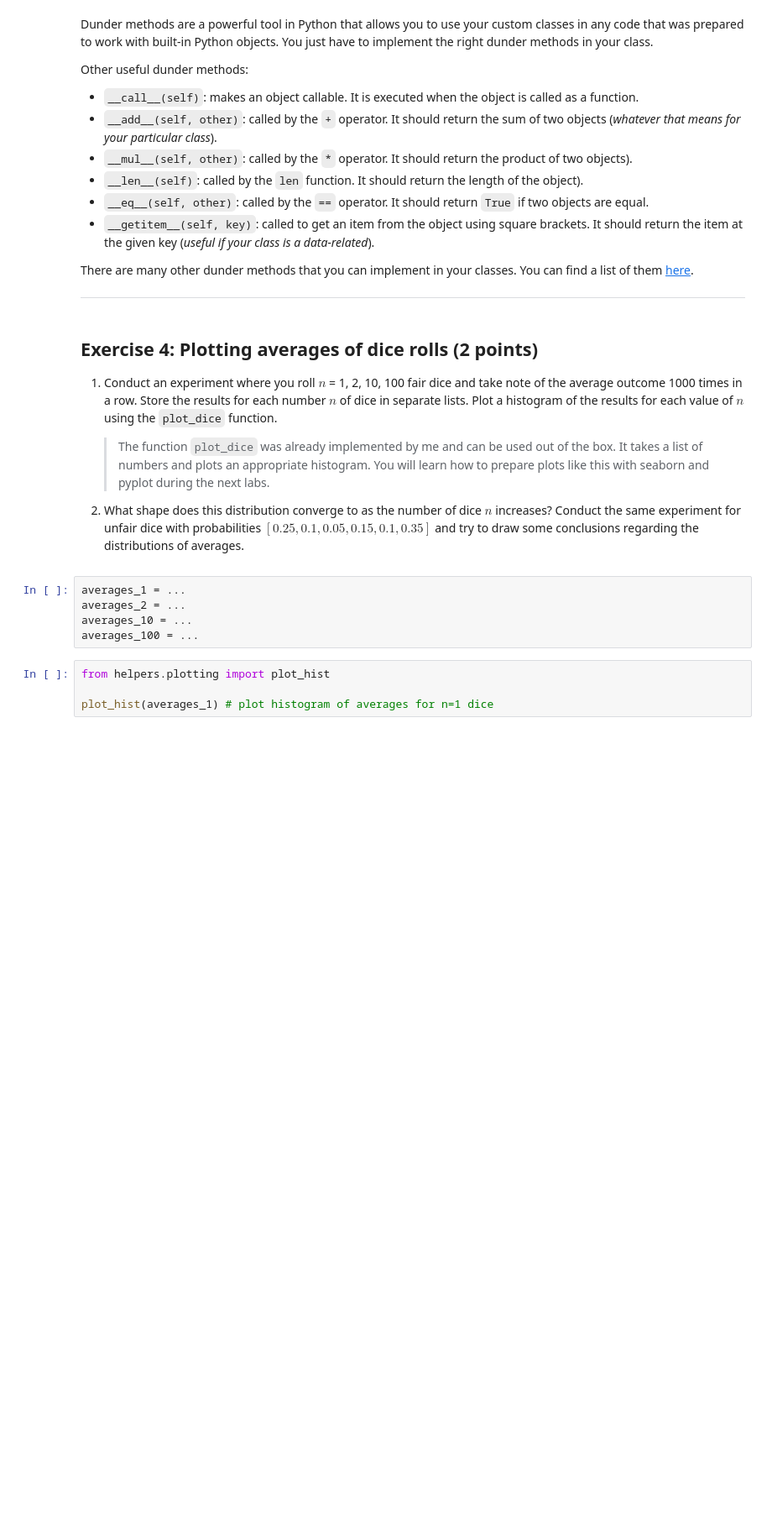
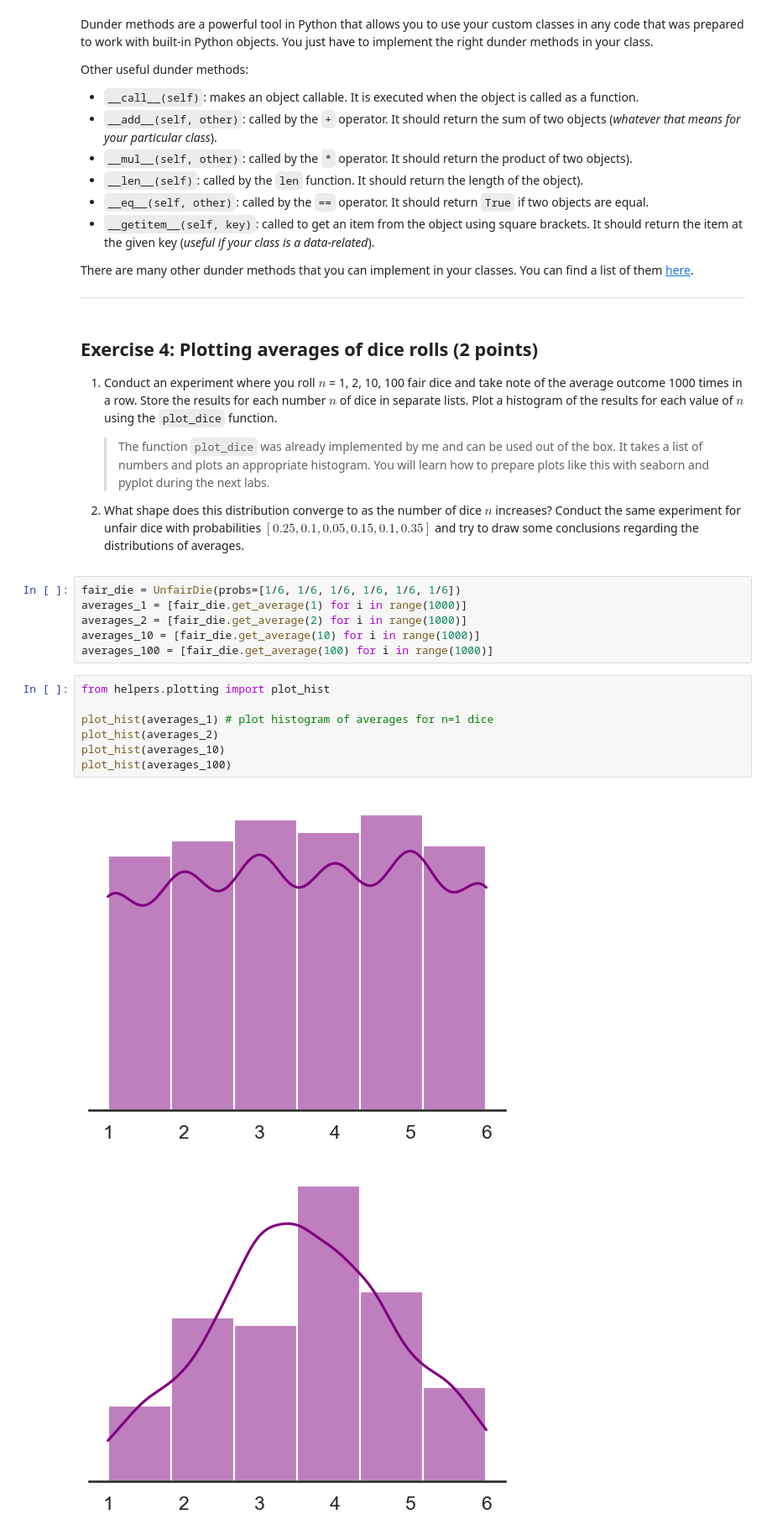
Before and after one commit to Grigori-22/pum-25, a Jupyter notebook: lab1.ipynb, the cells around one changed output. Shown at 84% size. Cells and saved outputs as stored; diff of their text form; blank space fills up the shorter version.

```diff
--- a/lab1.ipynb
+++ b/lab1.ipynb
@@ -332,11 +332,18 @@ There are many other dunder methods that you can implement in your classes. You
 
 2. What shape does this distribution converge to as the number of dice $n$ increases? Conduct the same experiment for unfair dice with probabilities $[0.25, 0.1, 0.05, 0.15, 0.1, 0.35]$ and try to draw some conclusions regarding the distributions of averages.
 # %%
-averages_1 = ...
-averages_2 = ...
-averages_10 = ...
-averages_100 = ...
+fair_die = UnfairDie(probs=[1/6, 1/6, 1/6, 1/6, 1/6, 1/6])
+averages_1 = [fair_die.get_average(1) for i in range(1000)]
+averages_2 = [fair_die.get_average(2) for i in range(1000)]
+averages_10 = [fair_die.get_average(10) for i in range(1000)]
+averages_100 = [fair_die.get_average(100) for i in range(1000)]
 # %%
 from helpers.plotting import plot_hist
 
 plot_hist(averages_1) # plot histogram of averages for n=1 dice
+plot_hist(averages_2)
+plot_hist(averages_10)
+plot_hist(averages_100)
+# %% [output]
+[figure, added]
+[figure, added]
```
Also changed, not shown: parts of 6 cells of this notebook.
